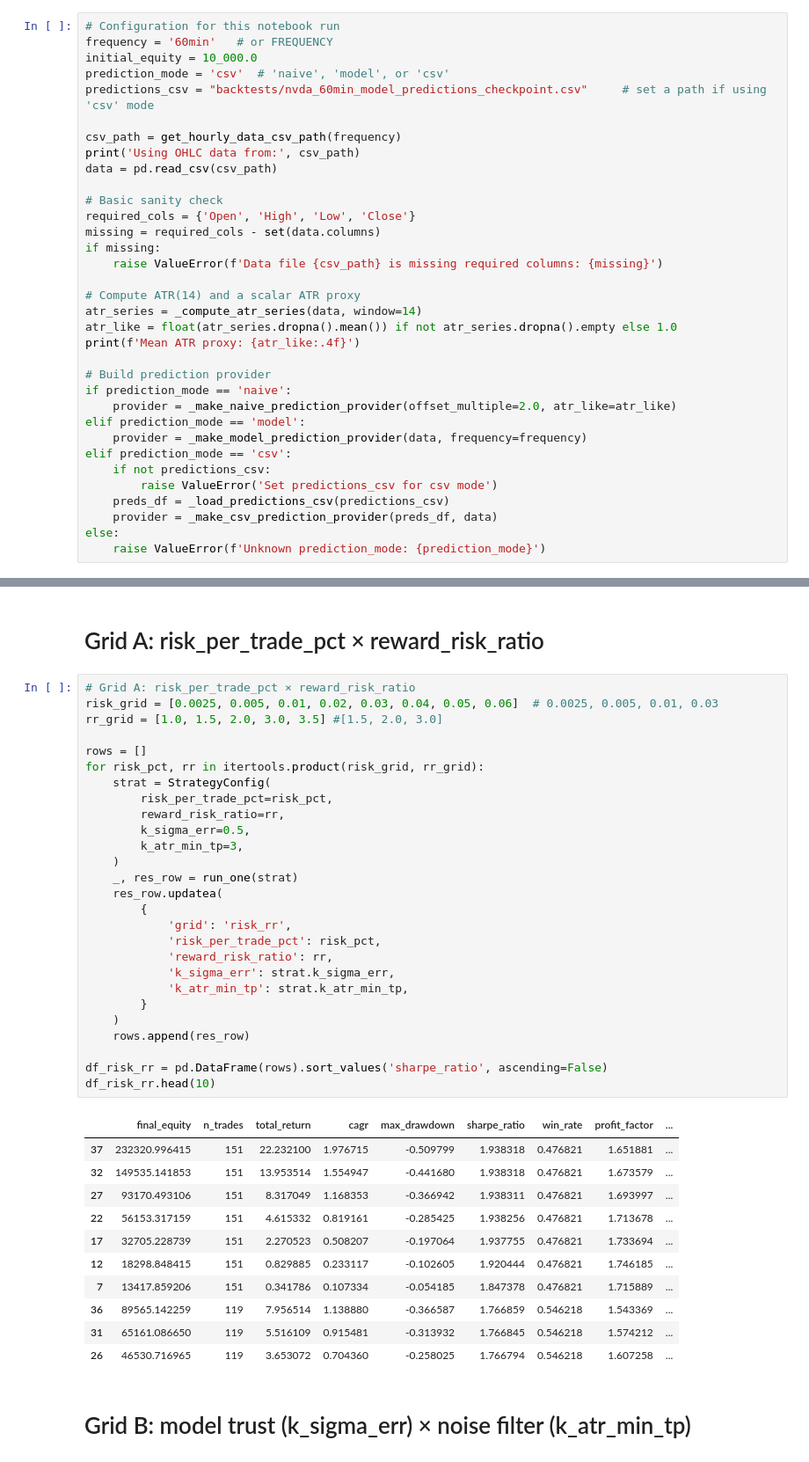
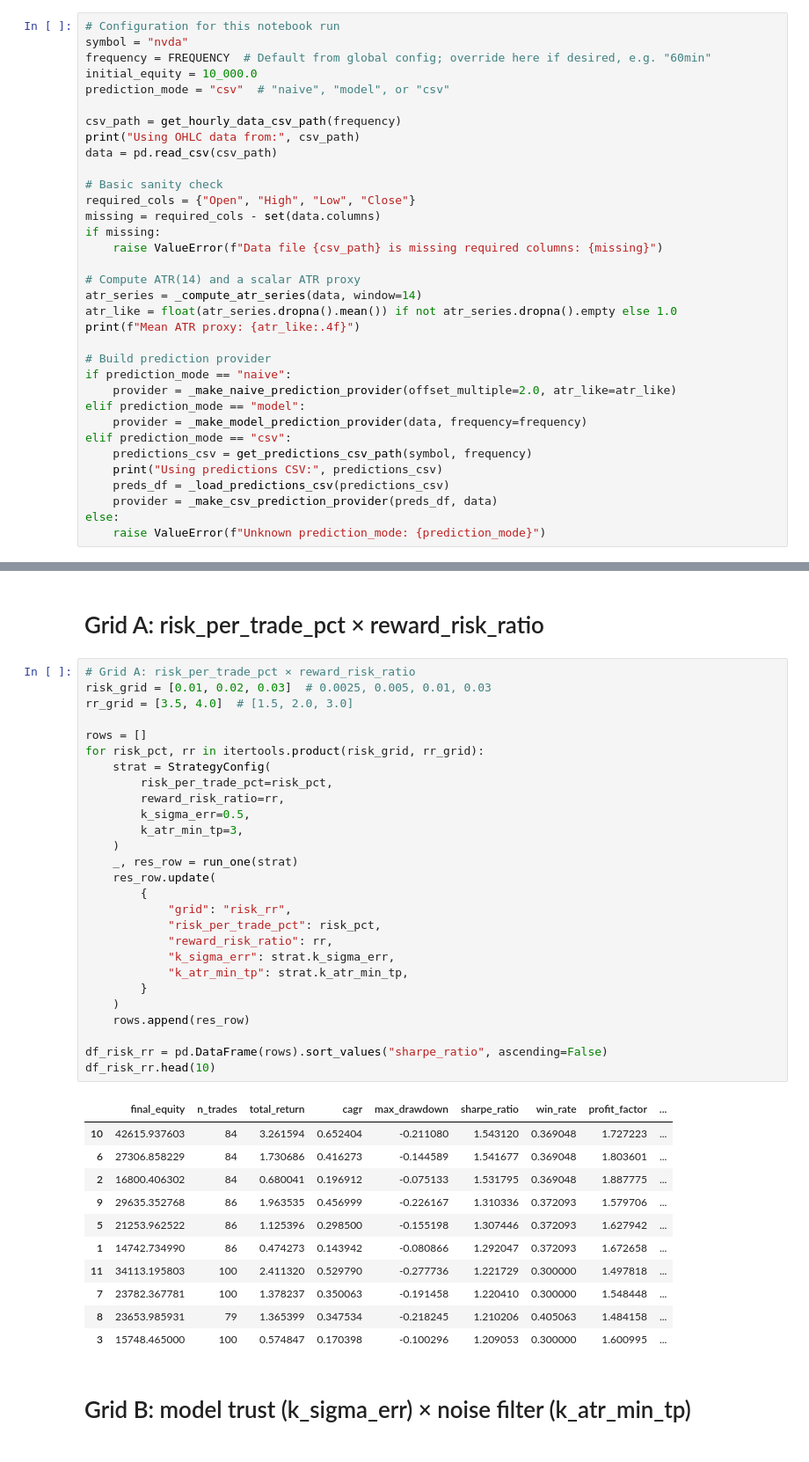
Before and after one commit to agavrailov/ml, a Jupyter notebook: notebooks/backtest_param_grid_local.ipynb, the cells around one changed output, grey strips where cells are left out. Shown at 88% size. Saved outputs shown, nothing was run; the diff lists cells and outputs as text.

Commit message:
finalized backtesting

```diff
--- a/notebooks/backtest_param_grid_local.ipynb
+++ b/notebooks/backtest_param_grid_local.ipynb
@@ -49,35 +40,35 @@ from src.config import FREQUENCY, get_hourly_data_csv_path
 # %%
 # Configuration for this notebook run
-frequency = '60min'   # or FREQUENCY
+symbol = "nvda"
+frequency = FREQUENCY  # Default from global config; override here if desired, e.g. "60min"
 initial_equity = 10_000.0
-prediction_mode = 'csv'  # 'naive', 'model', or 'csv'
-predictions_csv = "backtests/nvda_60min_model_predictions_checkpoint.csv"     # set a path if using 'csv' mode
+prediction_mode = "csv"  # "naive", "model", or "csv"
 
 csv_path = get_hourly_data_csv_path(frequency)
-print('Using OHLC data from:', csv_path)
+print("Using OHLC data from:", csv_path)
 data = pd.read_csv(csv_path)
 
 # Basic sanity check
-required_cols = {'Open', 'High', 'Low', 'Close'}
+required_cols = {"Open", "High", "Low", "Close"}
 missing = required_cols - set(data.columns)
 if missing:
-    raise ValueError(f'Data file {csv_path} is missing required columns: {missing}')
+    raise ValueError(f"Data file {csv_path} is missing required columns: {missing}")
 
 # Compute ATR(14) and a scalar ATR proxy
 atr_series = _compute_atr_series(data, window=14)
 atr_like = float(atr_series.dropna().mean()) if not atr_series.dropna().empty else 1.0
-print(f'Mean ATR proxy: {atr_like:.4f}')
+print(f"Mean ATR proxy: {atr_like:.4f}")
 
 # Build prediction provider
-if prediction_mode == 'naive':
+if prediction_mode == "naive":
     provider = _make_naive_prediction_provider(offset_multiple=2.0, atr_like=atr_like)
-elif prediction_mode == 'model':
+elif prediction_mode == "model":
     provider = _make_model_prediction_provider(data, frequency=frequency)
-elif prediction_mode == 'csv':
-    if not predictions_csv:
-        raise ValueError('Set predictions_csv for csv mode')
+elif prediction_mode == "csv":
+    predictions_csv = get_predictions_csv_path(symbol, frequency)
+    print("Using predictions CSV:", predictions_csv)
     preds_df = _load_predictions_csv(predictions_csv)
     provider = _make_csv_prediction_provider(preds_df, data)
 else:
-    raise ValueError(f'Unknown prediction_mode: {prediction_mode}')
+    raise ValueError(f"Unknown prediction_mode: {prediction_mode}")
 # %% [output]
@@ -123,43 +115,43 @@ def run_one(
 # Grid A: risk_per_trade_pct × reward_risk_ratio
 # %%
 # Grid A: risk_per_trade_pct × reward_risk_ratio
-risk_grid = [0.0025, 0.005, 0.01, 0.02, 0.03, 0.04, 0.05, 0.06]  # 0.0025, 0.005, 0.01, 0.03
-rr_grid = [1.0, 1.5, 2.0, 3.0, 3.5] #[1.5, 2.0, 3.0]
+risk_grid = [0.01, 0.02, 0.03]  # 0.0025, 0.005, 0.01, 0.03
+rr_grid = [3.5, 4.0]  # [1.5, 2.0, 3.0]
 
 rows = []
 for risk_pct, rr in itertools.product(risk_grid, rr_grid):
     strat = StrategyConfig(
         risk_per_trade_pct=risk_pct,
         reward_risk_ratio=rr,
         k_sigma_err=0.5,
         k_atr_min_tp=3,
     )
     _, res_row = run_one(strat)
-    res_row.updatea(
+    res_row.update(
         {
-            'grid': 'risk_rr',
-            'risk_per_trade_pct': risk_pct,
-            'reward_risk_ratio': rr,
-            'k_sigma_err': strat.k_sigma_err,
-            'k_atr_min_tp': strat.k_atr_min_tp,
+            "grid": "risk_rr",
+            "risk_per_trade_pct": risk_pct,
+            "reward_risk_ratio": rr,
+            "k_sigma_err": strat.k_sigma_err,
+            "k_atr_min_tp": strat.k_atr_min_tp,
         }
     )
     rows.append(res_row)
 
-df_risk_rr = pd.DataFrame(rows).sort_values('sharpe_ratio', ascending=False)
+df_risk_rr = pd.DataFrame(rows).sort_values("sharpe_ratio", ascending=False)
 df_risk_rr.head(10)
 # %% [output]
 |  | final_equity | n_trades | total_return | cagr | max_drawdown | sharpe_ratio | win_rate | profit_factor | ... |
-| 37 | 232320.996415 | 151 | 22.232100 | 1.976715 | -0.509799 | 1.938318 | 0.476821 | 1.651881 | ... |
-| 32 | 149535.141853 | 151 | 13.953514 | 1.554947 | -0.441680 | 1.938318 | 0.476821 | 1.673579 | ... |
-| 27 | 93170.493106 | 151 | 8.317049 | 1.168353 | -0.366942 | 1.938311 | 0.476821 | 1.693997 | ... |
-| 22 | 56153.317159 | 151 | 4.615332 | 0.819161 | -0.285425 | 1.938256 | 0.476821 | 1.713678 | ... |
-| 17 | 32705.228739 | 151 | 2.270523 | 0.508207 | -0.197064 | 1.937755 | 0.476821 | 1.733694 | ... |
-| 12 | 18298.848415 | 151 | 0.829885 | 0.233117 | -0.102605 | 1.920444 | 0.476821 | 1.746185 | ... |
-| 7 | 13417.859206 | 151 | 0.341786 | 0.107334 | -0.054185 | 1.847378 | 0.476821 | 1.715889 | ... |
-| 36 | 89565.142259 | 119 | 7.956514 | 1.138880 | -0.366587 | 1.766859 | 0.546218 | 1.543369 | ... |
-| 31 | 65161.086650 | 119 | 5.516109 | 0.915481 | -0.313932 | 1.766845 | 0.546218 | 1.574212 | ... |
-| 26 | 46530.716965 | 119 | 3.653072 | 0.704360 | -0.258025 | 1.766794 | 0.546218 | 1.607258 | ... |
+| 10 | 42615.937603 | 84 | 3.261594 | 0.652404 | -0.211080 | 1.543120 | 0.369048 | 1.727223 | ... |
+| 6 | 27306.858229 | 84 | 1.730686 | 0.416273 | -0.144589 | 1.541677 | 0.369048 | 1.803601 | ... |
+| 2 | 16800.406302 | 84 | 0.680041 | 0.196912 | -0.075133 | 1.531795 | 0.369048 | 1.887775 | ... |
+| 9 | 29635.352768 | 86 | 1.963535 | 0.456999 | -0.226167 | 1.310336 | 0.372093 | 1.579706 | ... |
+| 5 | 21253.962522 | 86 | 1.125396 | 0.298500 | -0.155198 | 1.307446 | 0.372093 | 1.627942 | ... |
+| 1 | 14742.734990 | 86 | 0.474273 | 0.143942 | -0.080866 | 1.292047 | 0.372093 | 1.672658 | ... |
+| 11 | 34113.195803 | 100 | 2.411320 | 0.529790 | -0.277736 | 1.221729 | 0.300000 | 1.497818 | ... |
+| 7 | 23782.367781 | 100 | 1.378237 | 0.350063 | -0.191458 | 1.220410 | 0.300000 | 1.548448 | ... |
+| 8 | 23653.985931 | 79 | 1.365399 | 0.347534 | -0.218245 | 1.210206 | 0.405063 | 1.484158 | ... |
+| 3 | 15748.465000 | 100 | 0.574847 | 0.170398 | -0.100296 | 1.209053 | 0.300000 | 1.600995 | ... |
 # %% [markdown]
 # Grid B: model trust (k_sigma_err) × noise filter (k_atr_min_tp)
 # %%
```
Also changed, not shown: parts of 6 cells of this notebook, 12 other files.
